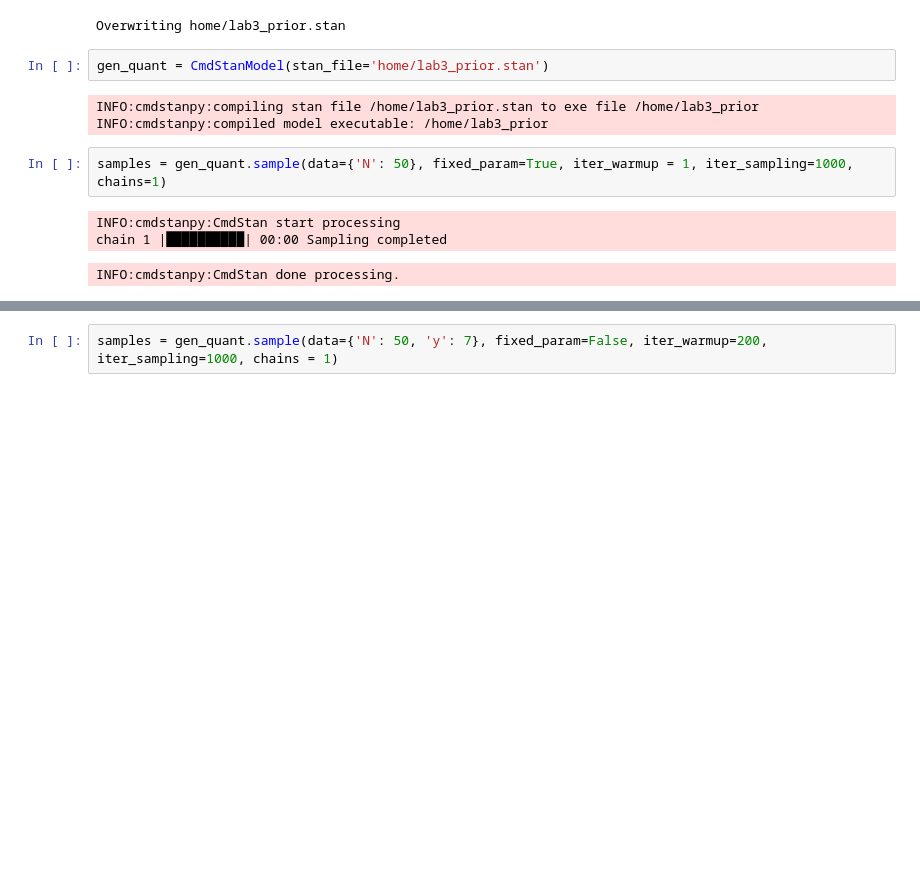
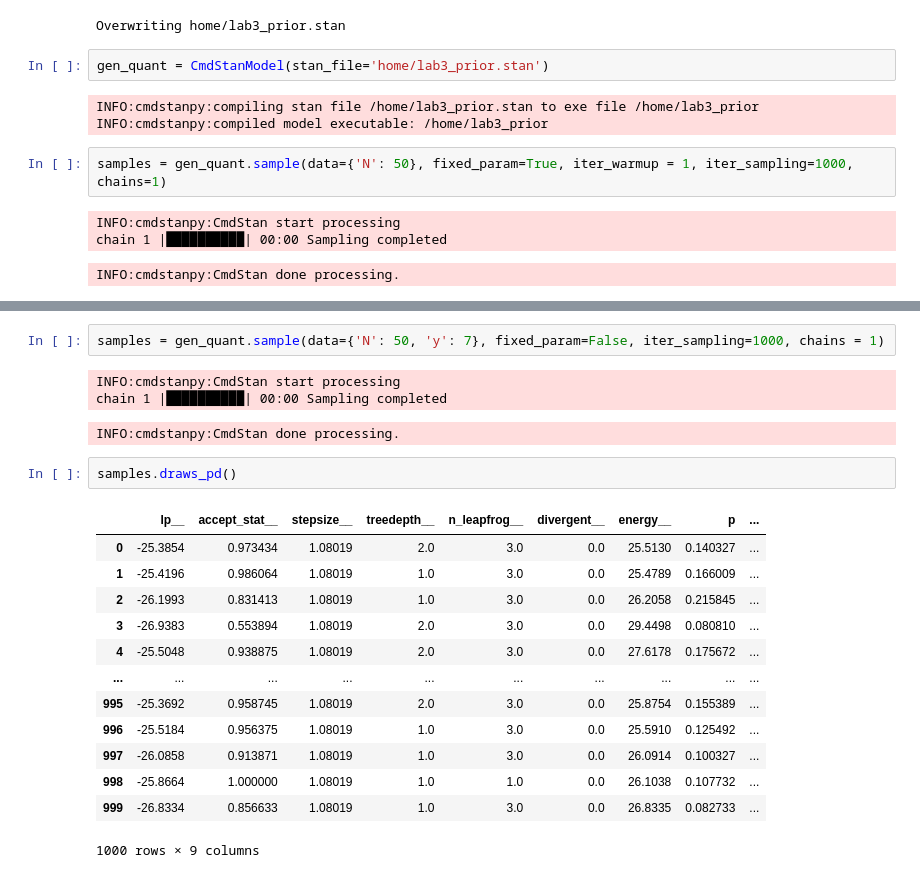
Before and after one commit to andrzejjnk/DataAnalytics2024, a Jupyter notebook: lab3.ipynb, the cells around one changed output, grey strips where cells are left out. Cells and saved outputs as stored; diff of their text form; blank space fills up the shorter version.

```diff
--- a/lab3.ipynb
+++ b/lab3.ipynb
@@ -91,3 +91,23 @@ INFO:cmdstanpy:compiled model executable: /home/lab3_posterior
 # %%
-samples = gen_quant.sample(data={'N': 50, 'y': 7}, fixed_param=False, iter_warmup=200, iter_sampling=1000, chains = 1)
+samples = gen_quant.sample(data={'N': 50, 'y': 7}, fixed_param=False, iter_sampling=1000, chains = 1)
+# %% [output]
+INFO:cmdstanpy:CmdStan start processing
+chain 1 |██████████| 00:00 Sampling completed
+INFO:cmdstanpy:CmdStan done processing.
+# %%
+samples.draws_pd()
+# %% [output]
+|  | lp__ | accept_stat__ | stepsize__ | treedepth__ | n_leapfrog__ | divergent__ | energy__ | p | ... |
+| 0 | -25.3854 | 0.973434 | 1.08019 | 2.0 | 3.0 | 0.0 | 25.5130 | 0.140327 | ... |
+| 1 | -25.4196 | 0.986064 | 1.08019 | 1.0 | 3.0 | 0.0 | 25.4789 | 0.166009 | ... |
+| 2 | -26.1993 | 0.831413 | 1.08019 | 1.0 | 3.0 | 0.0 | 26.2058 | 0.215845 | ... |
+| 3 | -26.9383 | 0.553894 | 1.08019 | 2.0 | 3.0 | 0.0 | 29.4498 | 0.080810 | ... |
+| 4 | -25.5048 | 0.938875 | 1.08019 | 2.0 | 3.0 | 0.0 | 27.6178 | 0.175672 | ... |
+| ... | ... | ... | ... | ... | ... | ... | ... | ... | ... |
+| 995 | -25.3692 | 0.958745 | 1.08019 | 2.0 | 3.0 | 0.0 | 25.8754 | 0.155389 | ... |
+| 996 | -25.5184 | 0.956375 | 1.08019 | 1.0 | 3.0 | 0.0 | 25.5910 | 0.125492 | ... |
+| 997 | -26.0858 | 0.913871 | 1.08019 | 1.0 | 3.0 | 0.0 | 26.0914 | 0.100327 | ... |
+| 998 | -25.8664 | 1.000000 | 1.08019 | 1.0 | 1.0 | 0.0 | 26.1038 | 0.107732 | ... |
+| 999 | -26.8334 | 0.856633 | 1.08019 | 1.0 | 3.0 | 0.0 | 26.8335 | 0.082733 | ... |
+1000 rows × 9 columns
 # %%
```
Also changed, not shown: parts of 21 cells of this notebook.
